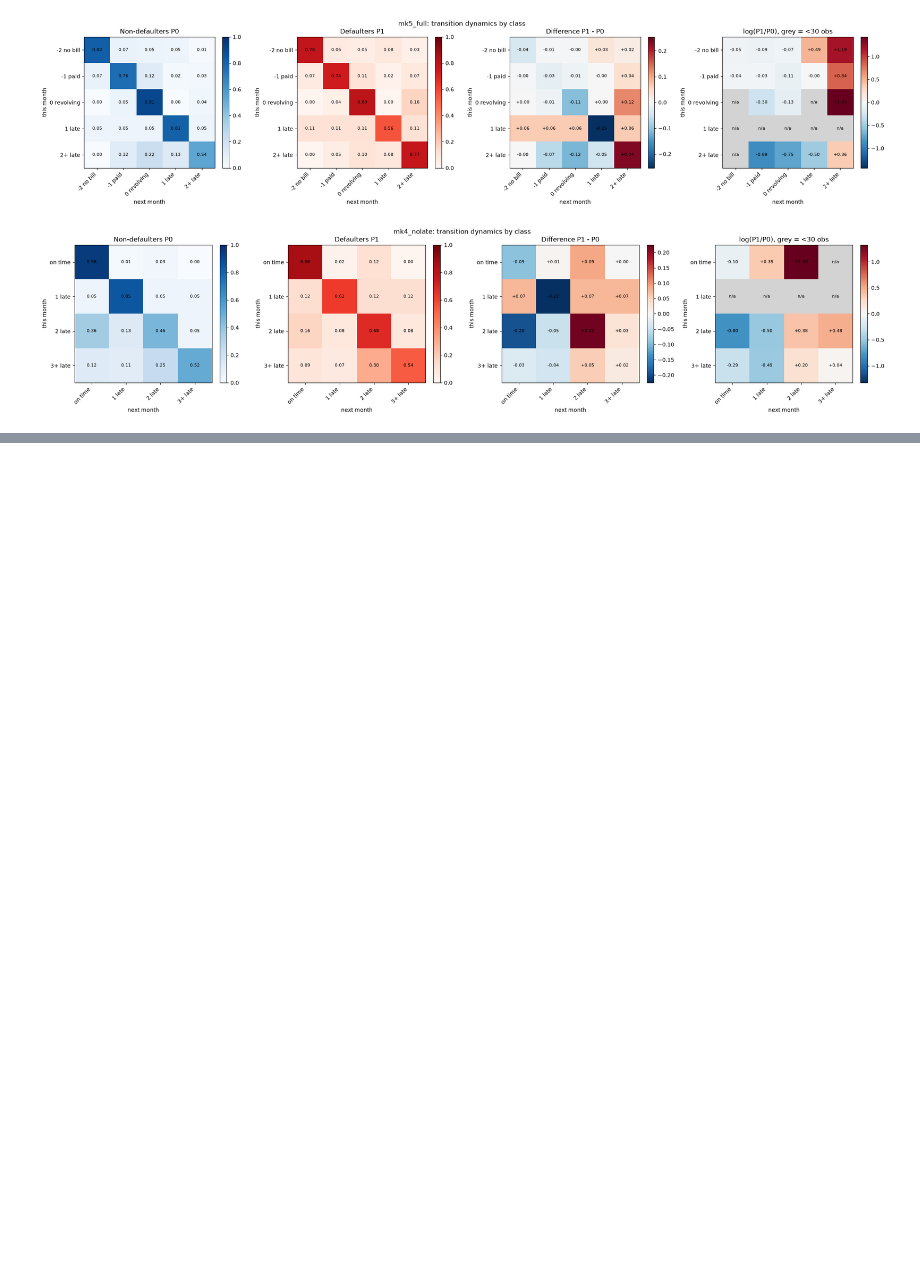
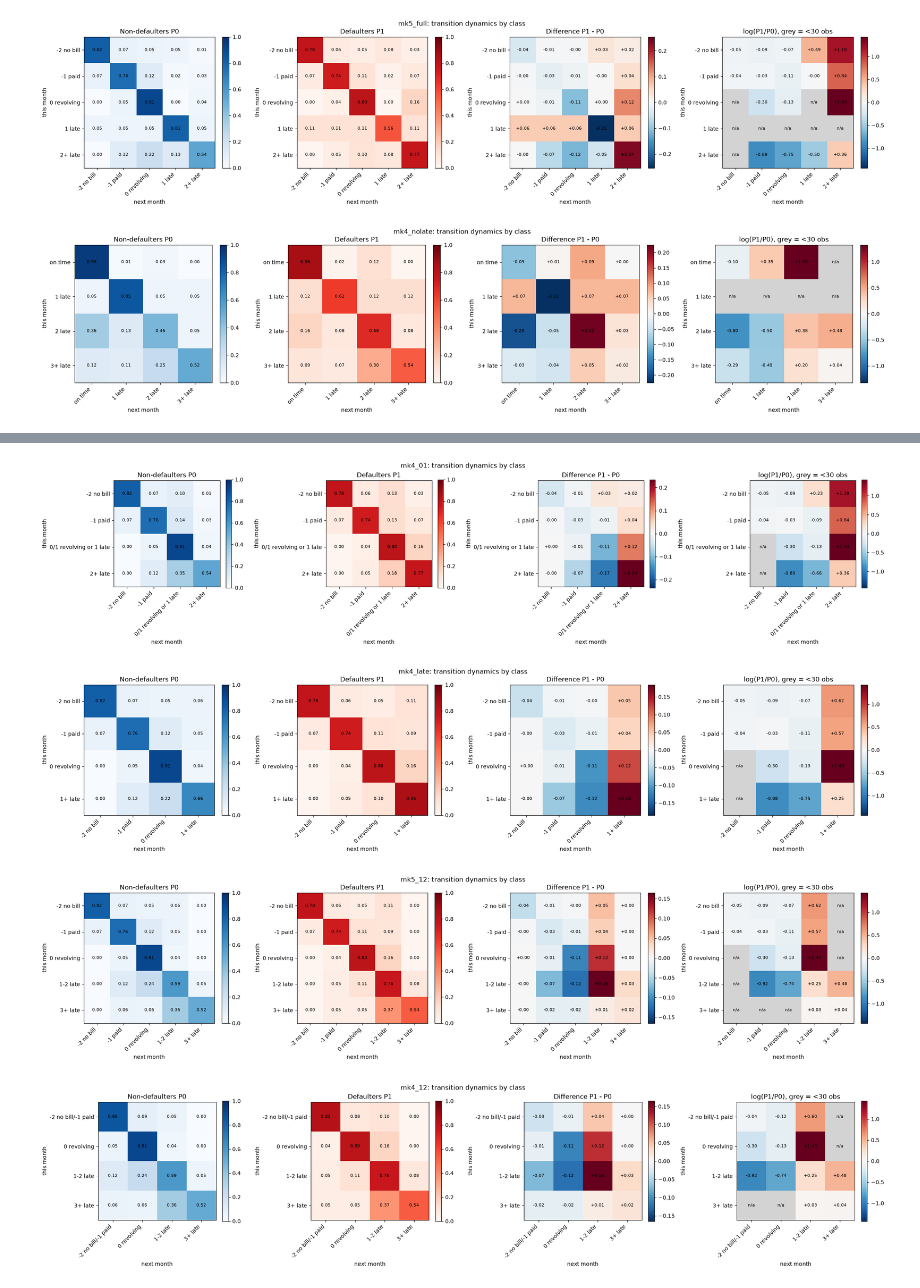
Before and after one commit to Oscar339/dst-sprint1, a Jupyter notebook: report/02-MarkovChiain.ipynb, the cells around one changed output, grey strips where cells are left out. Cells and saved outputs as stored; diff of their text form; code cells hidden in the pictures; blank space fills up the shorter version.

```diff
--- a/report/02-MarkovChiain.ipynb
+++ b/report/02-MarkovChiain.ipynb
@@ -428,0 +481,42 @@ for k in markov_models_1:
+# %%
+#new bins:
+#merge 0 and 1
+def to_state_4_01(p):
+    p = np.asarray(p); s = np.empty(p.shape, dtype=int)
+    s[p == -2] = 0; s[p == -1] = 1; s[p == 0] = 2; s[p == 1] = 2; s[p >= 2] = 3
+    return s
+#merge 1 and 2
+def to_state_5_12(p):
+    p = np.asarray(p); s = np.empty(p.shape, dtype=int)
+    s[p == -2] = 0; s[p == -1] = 1; s[p == 0] = 2; s[p == 1] = 3; s[p == 2] = 3; s[p >= 3] = 4
+    return s
+#all late states are merged into one state
+def to_state_4_late(p):
+    p = np.asarray(p); s = np.empty(p.shape, dtype=int)
+    s[p == -2] = 0; s[p == -1] = 1; s[p == 0] = 2; s[p >= 1] = 3
+    return s
+#merge 1 and 2 into one state and -2 and -1 into one state
+def to_state_4_12(p):
+    p = np.asarray(p); s = np.empty(p.shape, dtype=int)
+    s[p == -2] = 0; s[p == -1] = 0; s[p == 0] = 1; s[p == 1] = 2; s[p == 2] = 2; s[p >= 3] = 3
+    return s
+markov_models_2 = {
+    "mk4_01":     build_markov("mk4_01",     to_state_4_01,     4),
+    "mk4_late":   build_markov("mk4_late",   to_state_4_late,   4),
+    "mk5_12":   build_markov("mk5_12",   to_state_5_12,   5),
+    "mk4_12":   build_markov("mk4_12",   to_state_4_12,   4),
+}
+labels2 = {
+    "mk4_01":   ["-2 no bill", "-1 paid", "0/1 revolving or 1 late", "2+ late"],
+    "mk4_late": ["-2 no bill", "-1 paid", "0 revolving", "1+ late"],
+    "mk5_12":   ["-2 no bill", "-1 paid", "0 revolving", "1-2 late", "3+ late"],
+    "mk4_12":  ["-2 no bill/-1 paid", "0 revolving", "1-2 late", "3+ late"],
+}
+for k in markov_models_2:
+    plot_class_heatmaps(k, markov_models_2, labels2, train, pay_cols, y_tr)
+    #plot_count_heatmaps(k, markov_models_2, labels2, train, pay_cols, y_tr)
+# %% [output]
+[figure, added]
+[figure, added]
+[figure, added]
+[figure, added]
```
Also changed, not shown: parts of 8 cells of this notebook.
